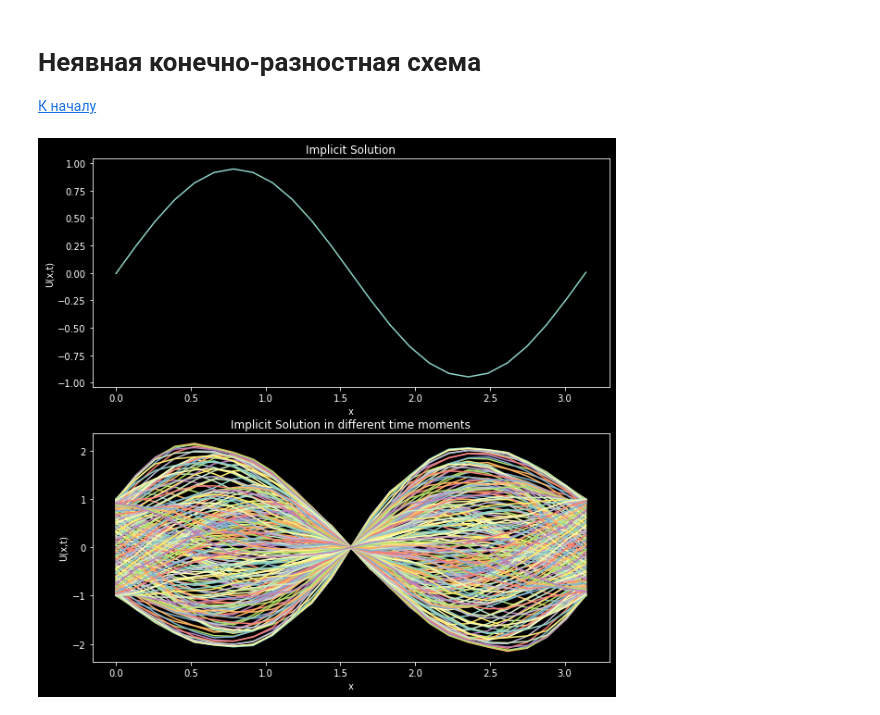
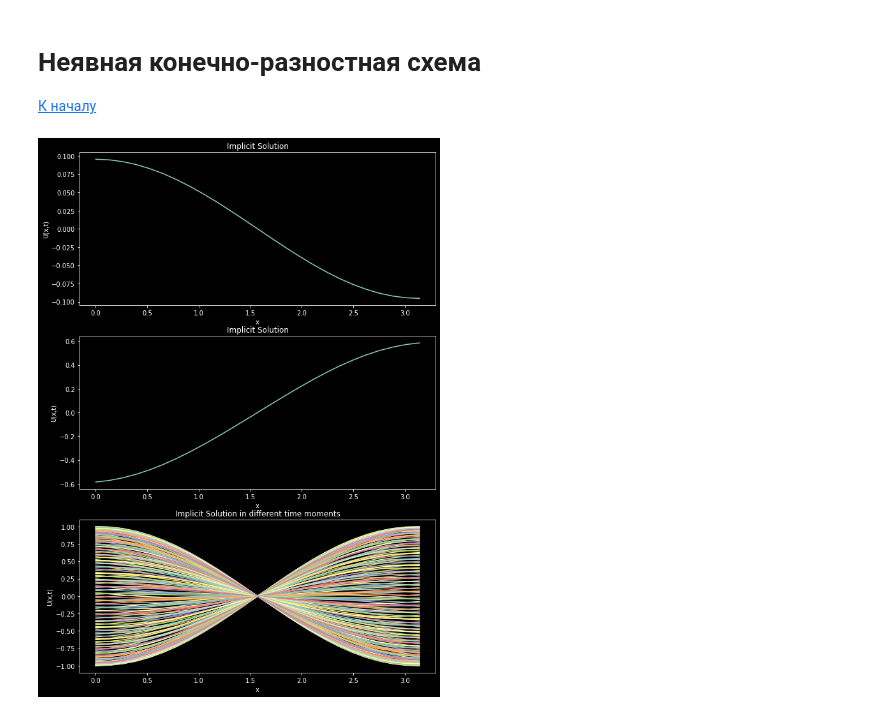
Before and after one commit to st-isk/numerical-methods-sem7, a Jupyter notebook: NM_lab2.ipynb, the cells around one changed output. Drawn from its saved outputs; the diff is of its cells as text; code cells hidden in the pictures.

```diff
--- a/NM_lab2.ipynb
+++ b/NM_lab2.ipynb
@@ -57,17 +57,17 @@ def analytic(x,t):
 # %%
 
-def fill_initial_con(h, tau, N, K, a, approx_order):
+def fill_initial_con(x0, h, tau, N, K, a, approx_order):
     U = np.zeros([K, N])
 
     tmp_x = x0
     for j in range(N):
-        U[0][j] = border_con_0t(tmp_x)
+        U[0][j] = initial_con1(tmp_x)
 
         if approx_order == 1:
-            U[1][j] = border_con_0t(tmp_x) + border_con_pit(tmp_x)*tau
+            U[1][j] = initial_con1(tmp_x) + initial_con2(tmp_x)*tau
 
         if approx_order == 2:
-            U[1][j] = border_con_0t(tmp_x) + border_con_pit(tmp_x)*tau + (-4*np.cos(tmp_x))*tau**2/2
+            U[1][j] = initial_con1(tmp_x) + initial_con2(tmp_x)*tau + (-4*np.cos(tmp_x))*tau**2/2
 
         tmp_x += h
 
@@ -160,7 +160,7 @@ def explicit(T, N, K, x0, xl, pde_c, approx_order):
 
     h = (xl - x0) / (N - 1)
     tau = T / (K - 1)
-    U = fill_initial_con(h, tau, N, K, 1, approx_order)
+    U = fill_initial_con(x0, h, tau, N, K, 1, approx_order)
     sigma = tau**2 / h**2
 
     for k in range(1, K - 1):
@@ -292,7 +294,7 @@ def implicit(T, N, K, x0, xl, pde_c, approx_order):
     tau = T / (K - 1)
 
 
-    U = fill_initial_con(h, tau, N, K, 1, approx_order)
+    U = fill_initial_con(x0, h, tau, N, K, 1, approx_order)
 
     sigma = tau**2 / h**2
 
@@ -324,28 +326,28 @@ def implicit(T, N, K, x0, xl, pde_c, approx_order):
     return U
 # %%
 x0 = 0
-u_impl = implicit(10, 25, 200, 0, math.pi, -3, 0)
-fig = plt.figure(figsize=(10, 10))
+u_impl = implicit(10, 25, 200, 0, math.pi, -3, 2)
+fig = plt.figure(figsize=(10, 15))
 h = (xl-x0)/(N-1)
 x = np.arange(x0,xl+h-0.0001,h)
-plt.subplot(2,1,1)
+plt.subplot(3,1,1)
 plt.xlabel('x')
 plt.ylabel('U(x,t)')
 plt.title(f'Implicit Solution')
-plt.plot(x, u_expl[1])
-#plt.subplot(3,1,2)
-#plt.xlabel('x')
-#plt.ylabel('U(x,t)')
-#plt.title(f'Implicit Solution')
-#plt.plot(x, u_expl[9])
-plt.subplot(2,1,2)
+plt.plot(x, u_impl[1])
+plt.subplot(3,1,2)
+plt.xlabel('x')
+plt.ylabel('U(x,t)')
+plt.title(f'Implicit Solution')
+plt.plot(x, u_impl[100])
+plt.subplot(3,1,3)
 plt.xlabel('x')
 plt.ylabel('U(x,t)')
 plt.title('Implicit Solution in different time moments')
-for k in range(2, len(u_expl)):
-    plt.plot(x,u_expl[k])
+for k in range(2, len(u_impl)):
+    plt.plot(x,u_impl[k])
 # %% [output]
-[figure, old version]
+[figure, new version]
 # %%
 fig = plt.figure(figsize=(20, 10))
 k = 1
```
Also changed, not shown: parts of 6 cells of this notebook.
